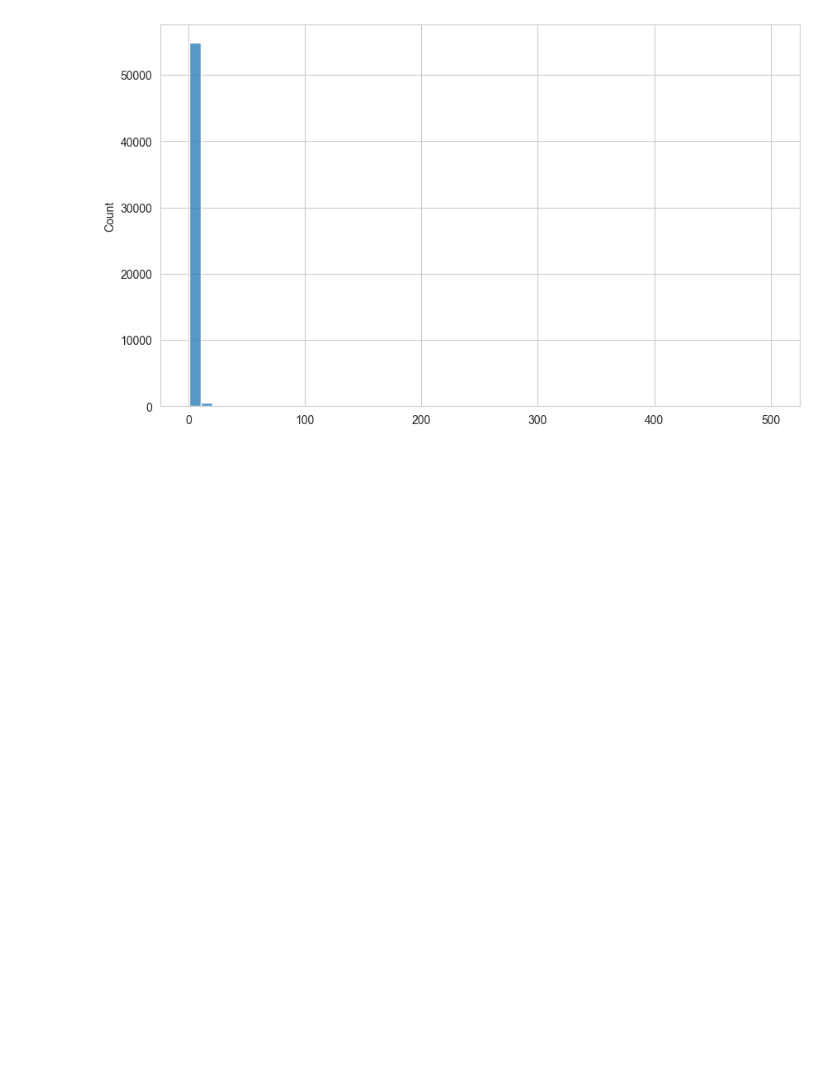
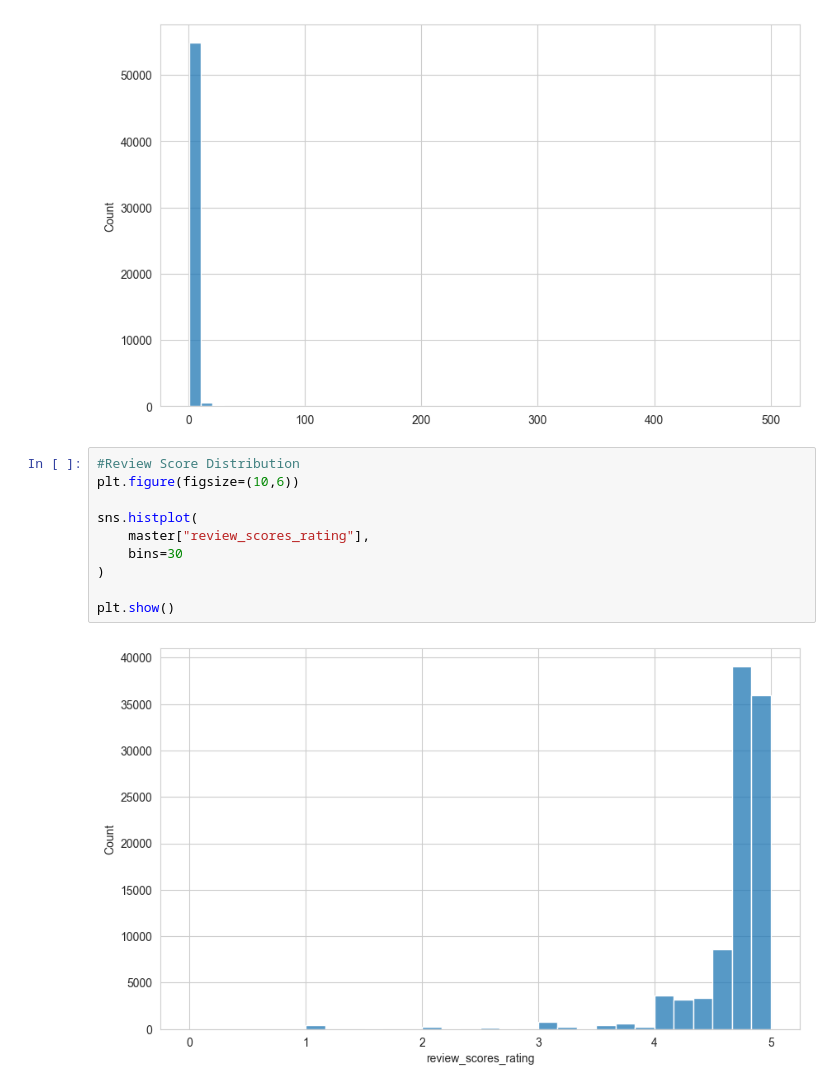
Before and after one commit to FathimaNafra/airbnb-data-engineering-project, a Jupyter notebook: notebooks/eda.ipynb, the cells around one changed output. Cells and saved outputs as stored; diff of their text form; blank space fills up the shorter version.

Commit message:
Analyze review score distribution

```diff
--- a/notebooks/eda.ipynb
+++ b/notebooks/eda.ipynb
@@ -127,3 +127,15 @@ sns.histplot(
 plt.show()
 # %% [output]
 [figure]
+# %%
+#Review Score Distribution
+plt.figure(figsize=(10,6))
+
+sns.histplot(
+    master["review_scores_rating"],
+    bins=30
+)
+
+plt.show()
+# %% [output]
+[figure, added]
```
